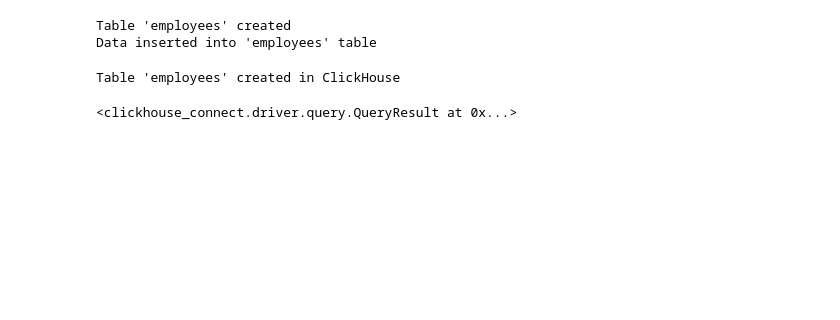
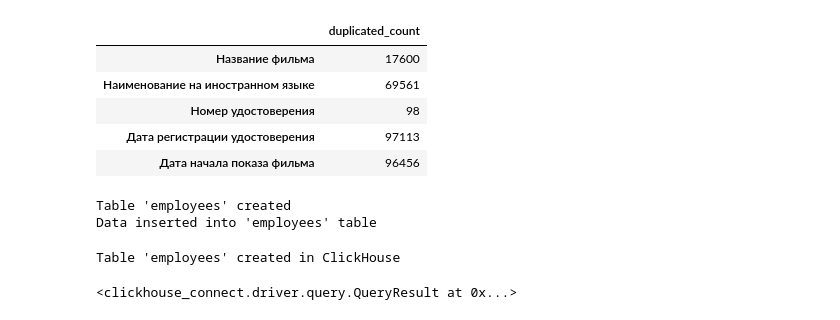
Before and after one commit to rvegrc/de, a Jupyter notebook: db_ops/db_ops.ipynb, the cells around one changed output. Drawn from its saved outputs; the diff is of its cells as text; code cells hidden in the pictures; blank space fills up the shorter version.

```diff
--- a/db_ops/db_ops.ipynb
+++ b/db_ops/db_ops.ipynb
@@ -48,3 +163,21 @@ client = clickhouse_connect.get_client(
+# %%
+# write duplicated values in columns
+d_cols = {}
+
+for col in raw_data.columns:
+    dsum = raw_data[col].duplicated().sum()
+    if dsum > 0:
+        d_cols[col] = dsum
+
+d_cols = pd.DataFrame.from_dict(d_cols, orient='index', columns=['duplicated_count'])
+d_cols.head()
+# %% [output]
+|  | duplicated_count |
+| Название фильма | 17600 |
+| Hаименование на иностранном языке | 69561 |
+| Номер удостоверения | 98 |
+| Дата регистрации удостоверения | 97113 |
+| Дата начала показа фильма | 96456 |
 # %%
 # Создание курсора
 conn = conn_pg()
```
Also changed, not shown: parts of 4 cells of this notebook, 3 other files.
